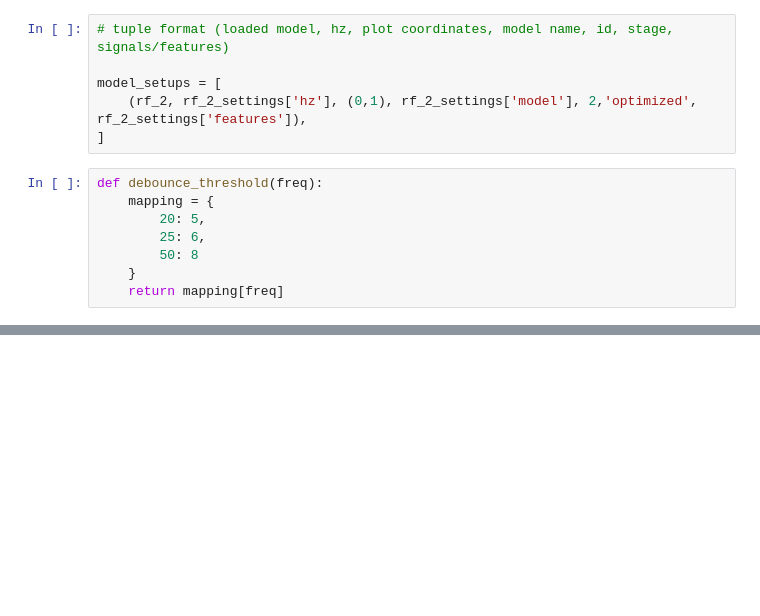
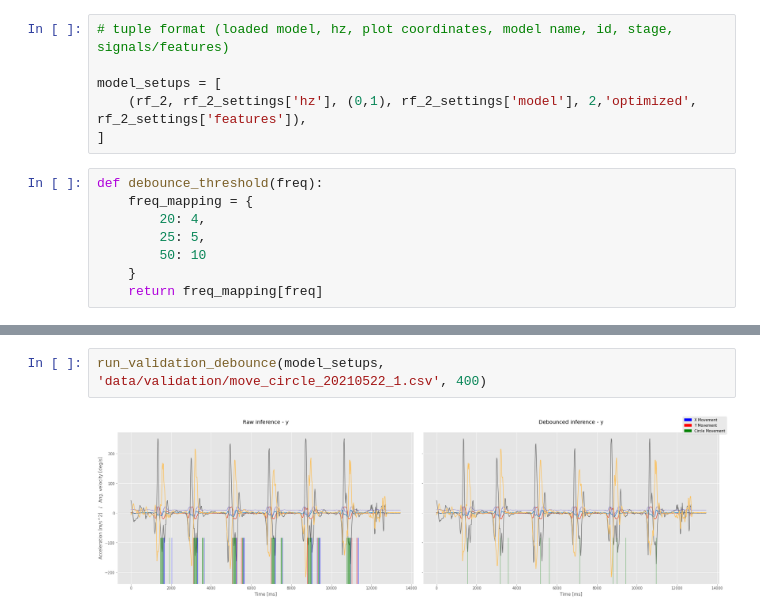
Before and after one commit to tkeyo/tinyml-esp-data, a Jupyter notebook: 7-debounce-inference.ipynb, the cells around one changed output, grey strips where cells are left out. Drawn from its saved outputs; the diff is of its cells as text; blank space fills up the shorter version.

Commit message:
add debounce validation

```diff
--- a/7-debounce-inference.ipynb
+++ b/7-debounce-inference.ipynb
@@ -56,9 +56,9 @@ model_setups = [
 ]
 # %%
 def debounce_threshold(freq):
-    mapping = {
-        20: 5,
-        25: 6,
-        50: 8
+    freq_mapping = {
+        20: 4,
+        25: 5,
+        50: 10
     }
-    return mapping[freq]
+    return freq_mapping[freq]
@@ -126,0 +129,4 @@ fig.tight_layout();
+# %%
+run_validation_debounce(model_setups, 'data/validation/move_circle_20210522_1.csv', 400)
+# %% [output]
+[figure, added]
```
Also changed, not shown: parts of 4 cells of this notebook.
